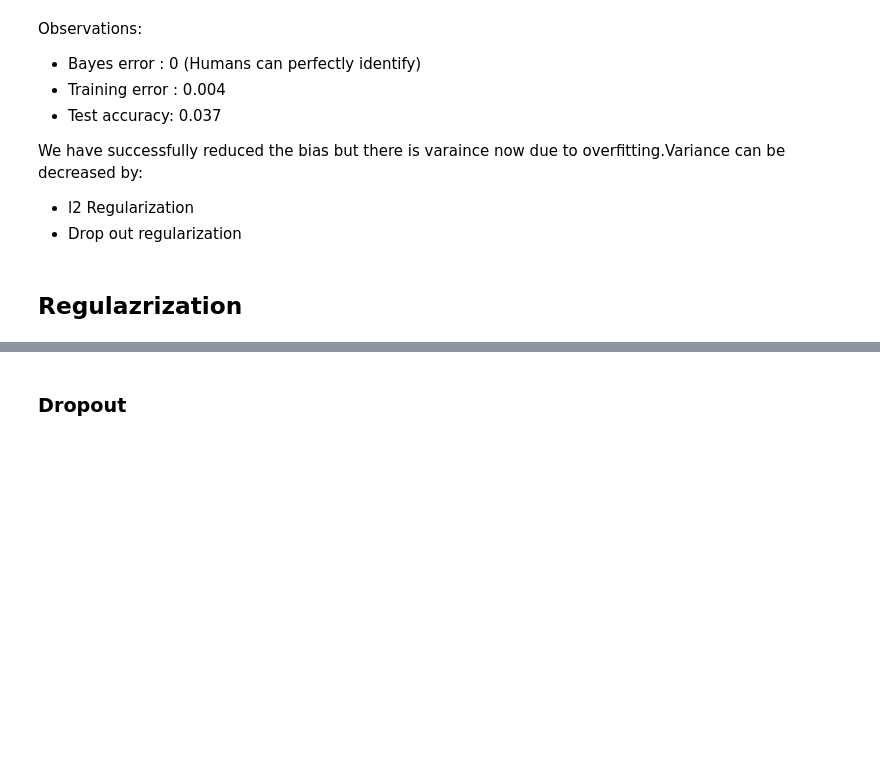
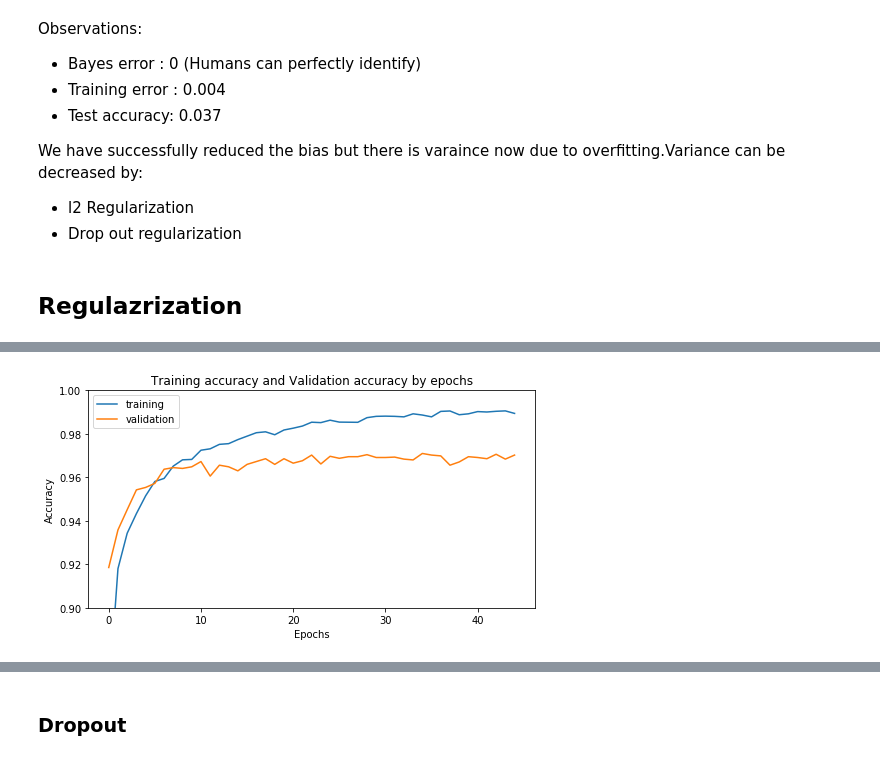
Before and after one commit to Onk24/Digit_Recognizer, a Jupyter notebook: Digit_Recognizer.ipynb, the cells around one changed output, grey strips where cells are left out. Saved outputs shown, nothing was run; the diff lists cells and outputs as text; code cells hidden in the pictures; blank space fills up the shorter version.

```diff
--- a/Digit_Recognizer.ipynb
+++ b/Digit_Recognizer.ipynb
@@ -533,0 +538,13 @@ We have successfully reduced the bias but there is varaince now due to overfitti
+# %%
+model_fc_r = Sequential()
+model_fc_r.add(Dense(128, input_shape = (784,), activation = "tanh"))
+model_fc_r.add(Dropout(0.2))
+model_fc_r.add(Dense(128, activation = "tanh"))
+model_fc_r.add(Dropout(0.2))
+model_fc_r.add(Dense(128, activation = "tanh"))
+model_fc_r.add(Dropout(0.2))
+model_fc_r.add(Dense(10, activation = "softmax"))
+# %%
+model_fc_r.compile(optimizer = "adam", loss = "categorical_crossentropy", metrics = ["accuracy"])
+# %%
+history = model_fc_r.fit(X_train, y_train, validation_split = 0.2, epochs = 100, callbacks = [early_stopping])
@@ -533,0 +569,11 @@ We have successfully reduced the bias but there is varaince now due to overfitti
+# %%
+fig = plt.figure(figsize = (8,4))
+ax1= plt.plot(history.history["accuracy"], label = "training")
+ax2 = plt.plot(history.history["val_accuracy"], label = "validation")
+plt.legend(loc="upper left")
+plt.xlabel("Epochs")
+plt.ylim(0.9,1)
+plt.ylabel("Accuracy")
+plt.title("Training accuracy and Validation accuracy by epochs");
+# %% [output]
+[figure, added]
```
Also changed, not shown: parts of 16 cells of this notebook.
